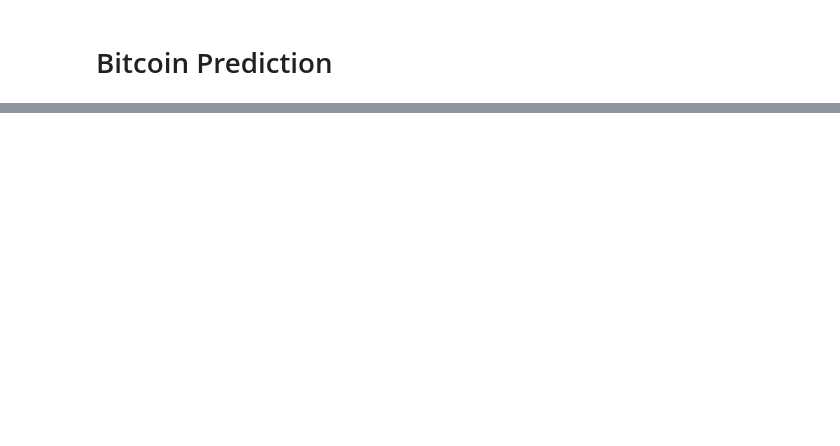
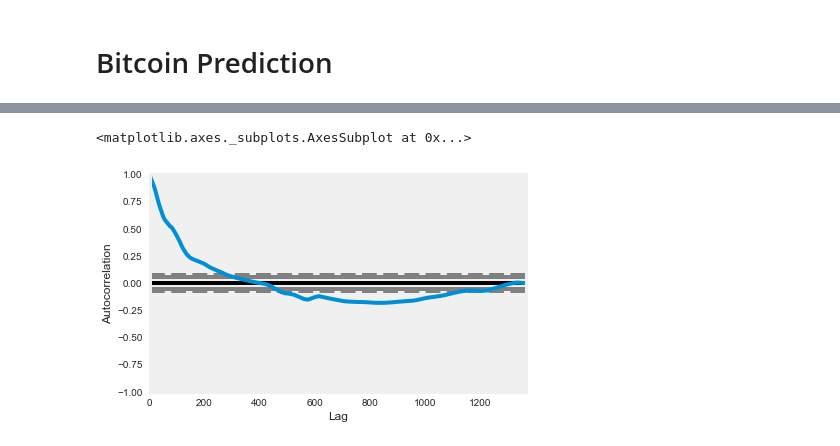
Before and after one commit to Akanta21/GA_DAT5, a Jupyter notebook: Bitcoin.ipynb, the cells around one changed output, grey strips where cells are left out. Drawn from its saved outputs; the diff is of its cells as text; code cells hidden in the pictures; blank space fills up the shorter version.

```diff
--- a/Bitcoin.ipynb
+++ b/Bitcoin.ipynb
@@ -34,0 +93,7 @@ sns.heatmap(data.corr())
+# %%
+from pandas.plotting import autocorrelation_plot
+
+autocorrelation_plot(data['Weighted Price'])
+# %% [output]
+<matplotlib.axes._subplots.AxesSubplot at 0x...>
+[figure, added]
```
Also changed, not shown: parts of 18 cells of this notebook, 1 other file.
